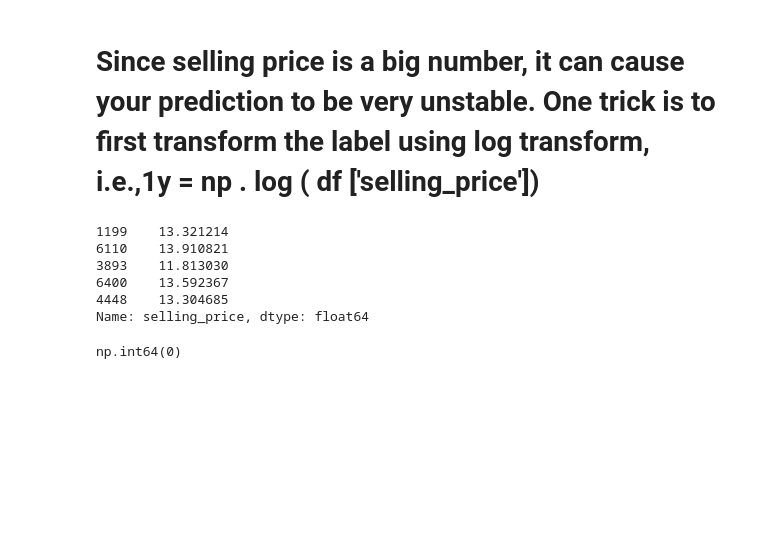
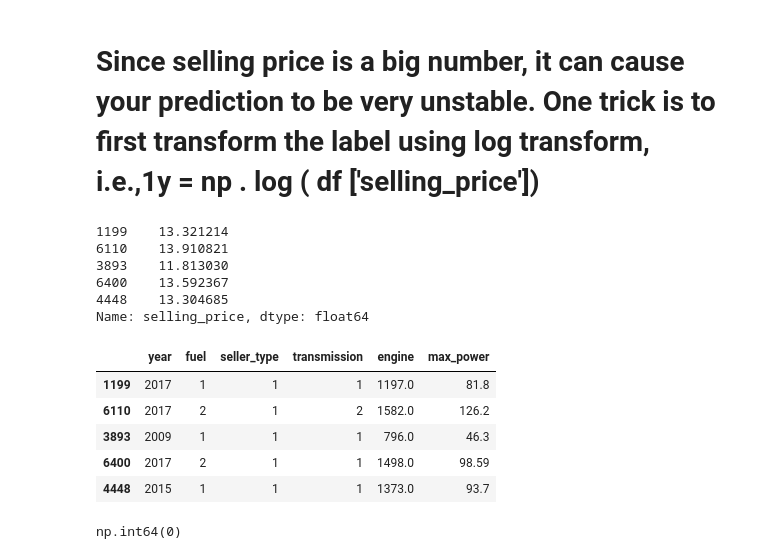
Before and after one commit to annasus-10/Car_Price_Prediction, a Jupyter notebook: A1.ipynb, the cells around one changed output. Drawn from its saved outputs; the diff is of its cells as text; code cells hidden in the pictures; blank space fills up the shorter version.

```diff
--- a/A1.ipynb
+++ b/A1.ipynb
@@ -711,6 +711,15 @@ y_train.head()
 6400    13.592367
 4448    13.304685
 Name: selling_price, dtype: float64
+# %%
+X_train.head()
+# %% [output]
+|  | year | fuel | seller_type | transmission | engine | max_power |
+| 1199 | 2017 | 1 | 1 | 1 | 1197.0 | 81.8 |
+| 6110 | 2017 | 2 | 1 | 2 | 1582.0 | 126.2 |
+| 3893 | 2009 | 1 | 1 | 1 | 796.0 | 46.3 |
+| 6400 | 2017 | 2 | 1 | 1 | 1498.0 | 98.59 |
+| 4448 | 2015 | 1 | 1 | 1 | 1373.0 | 93.7 |
 # %%
 # Cross-Val through Regression Models
 
```
Also changed, not shown: parts of 3 cells of this notebook, 4 other files.
